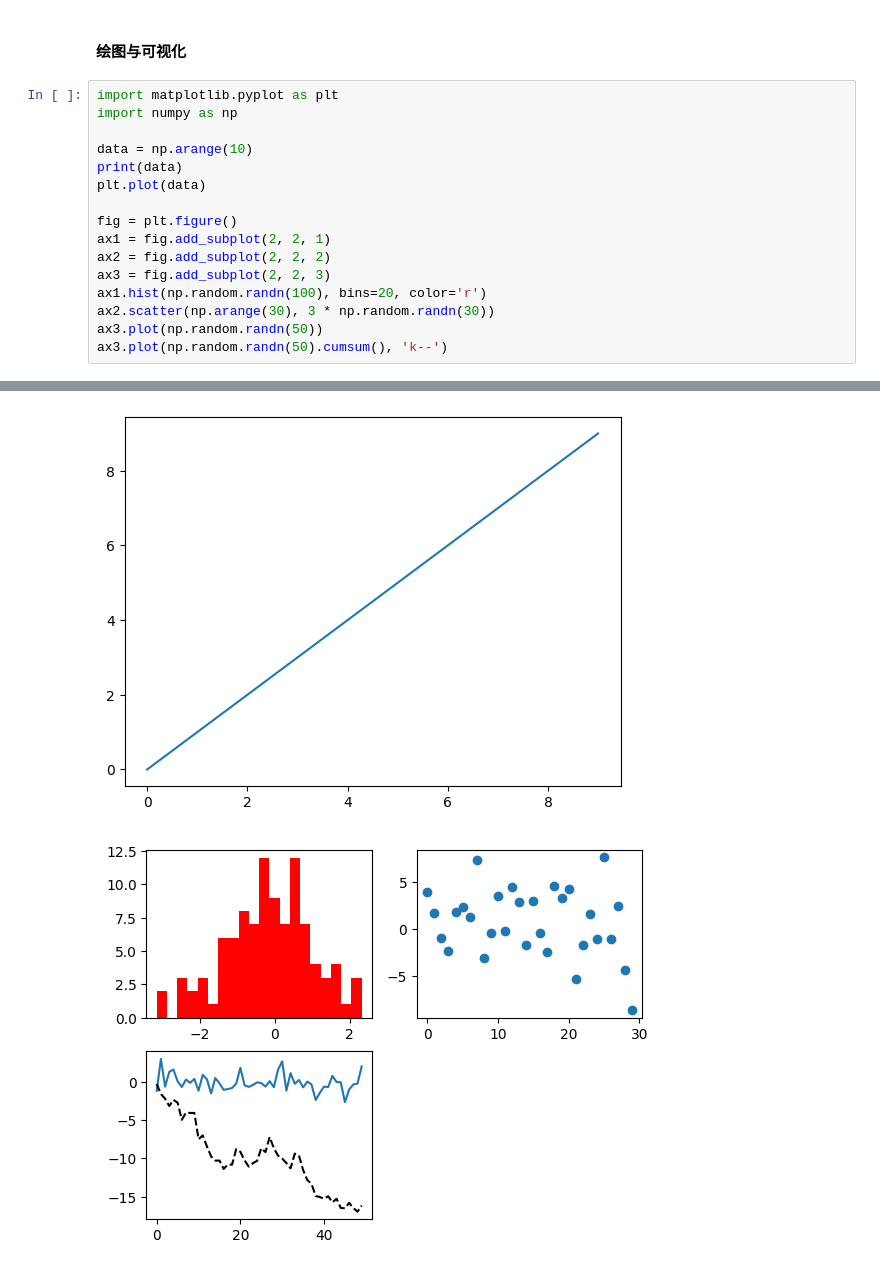
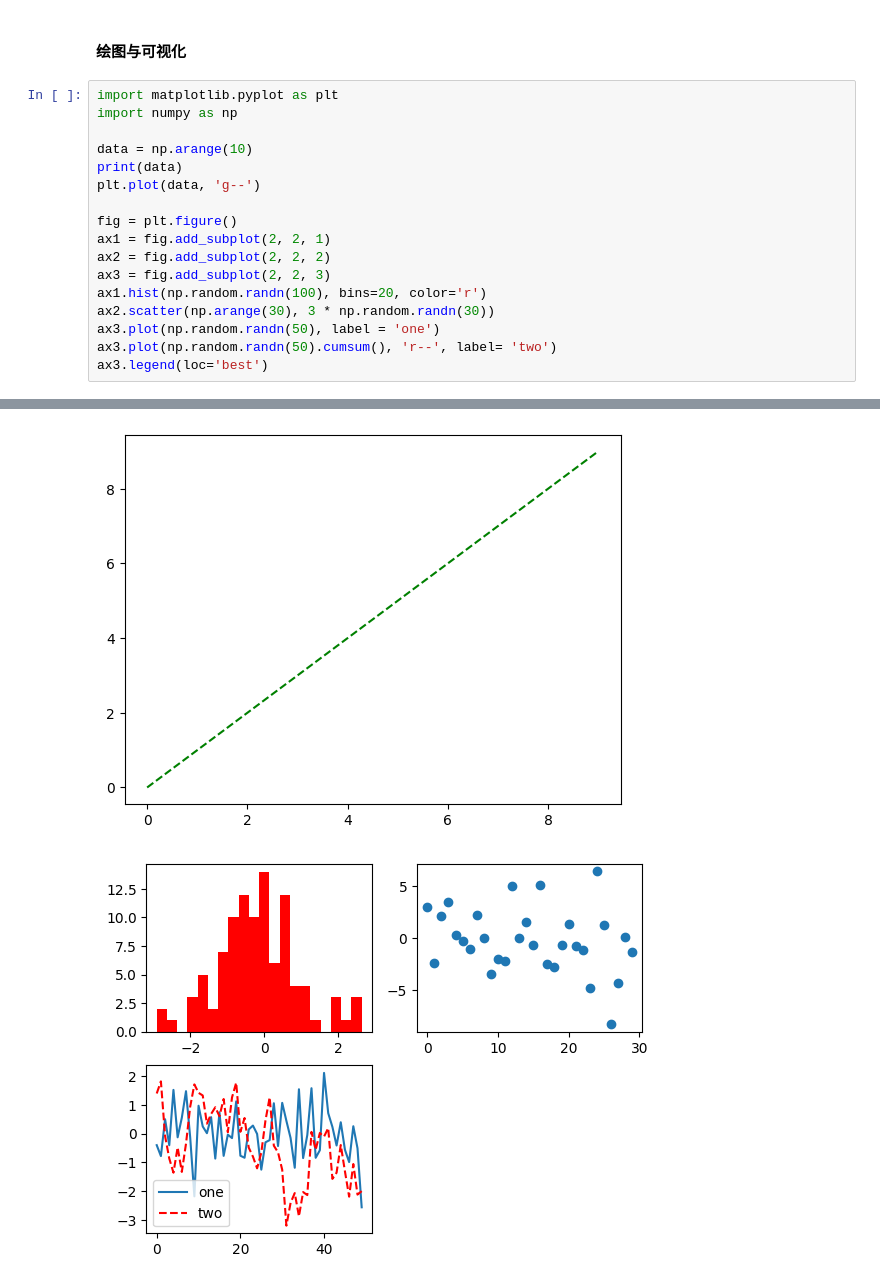
Before and after one commit to eastyell/study_python, a Jupyter notebook: study.ipynb, the cells around one changed output, grey strips where cells are left out. Cells and saved outputs as stored; diff of their text form.

```diff
--- a/study.ipynb
+++ b/study.ipynb
@@ -934,7 +935,7 @@ import numpy as np
 
 data = np.arange(10)
 print(data)
-plt.plot(data)
+plt.plot(data, 'g--')
 
 fig = plt.figure()
 ax1 = fig.add_subplot(2, 2, 1)
@@ -942,7 +943,8 @@ ax2 = fig.add_subplot(2, 2, 2)
 ax3 = fig.add_subplot(2, 2, 3)
 ax1.hist(np.random.randn(100), bins=20, color='r')
 ax2.scatter(np.arange(30), 3 * np.random.randn(30))
-ax3.plot(np.random.randn(50))
-ax3.plot(np.random.randn(50).cumsum(), 'k--')
+ax3.plot(np.random.randn(50), label = 'one')
+ax3.plot(np.random.randn(50).cumsum(), 'r--', label= 'two')
+ax3.legend(loc='best')
 # %% [output]
 [0 1 2 3 4 5 6 7 8 9]
@@ -950,2 +952,2 @@ ax3.plot(np.random.randn(50).cumsum(), 'k--')
-[figure, old version]
+[figure, new version]
-[figure, old version]
+[figure, new version]
```
Also changed, not shown: parts of 4 cells of this notebook.
